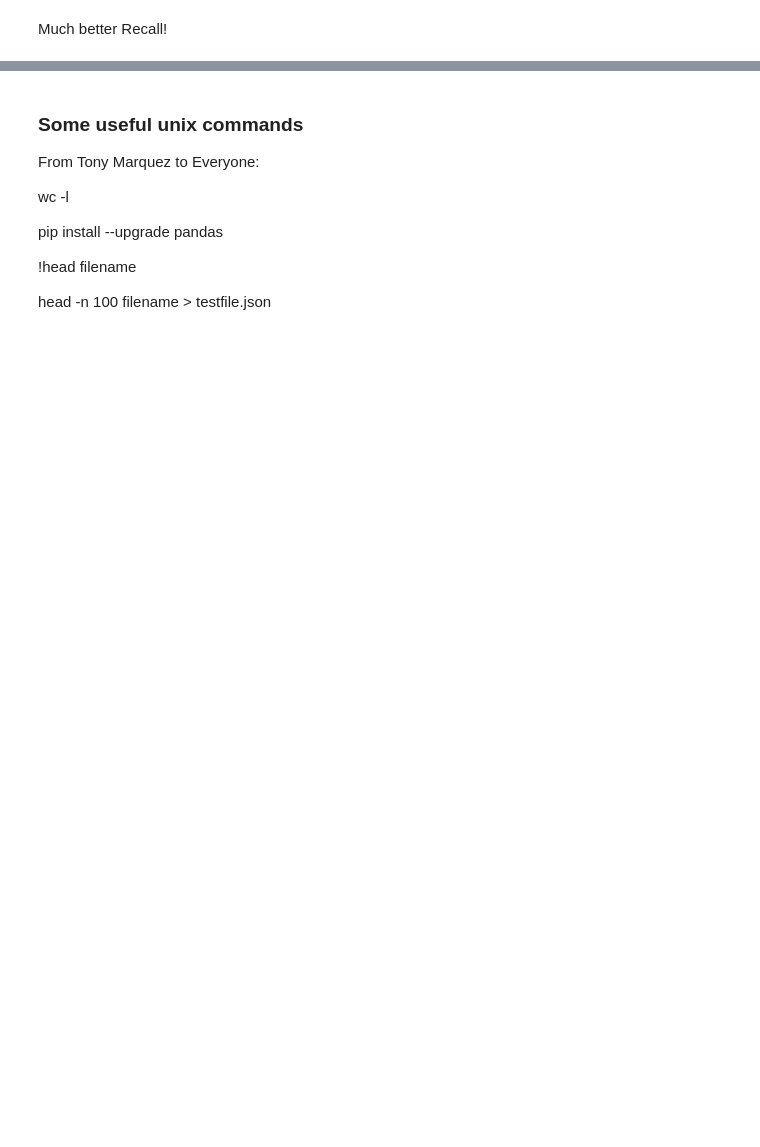
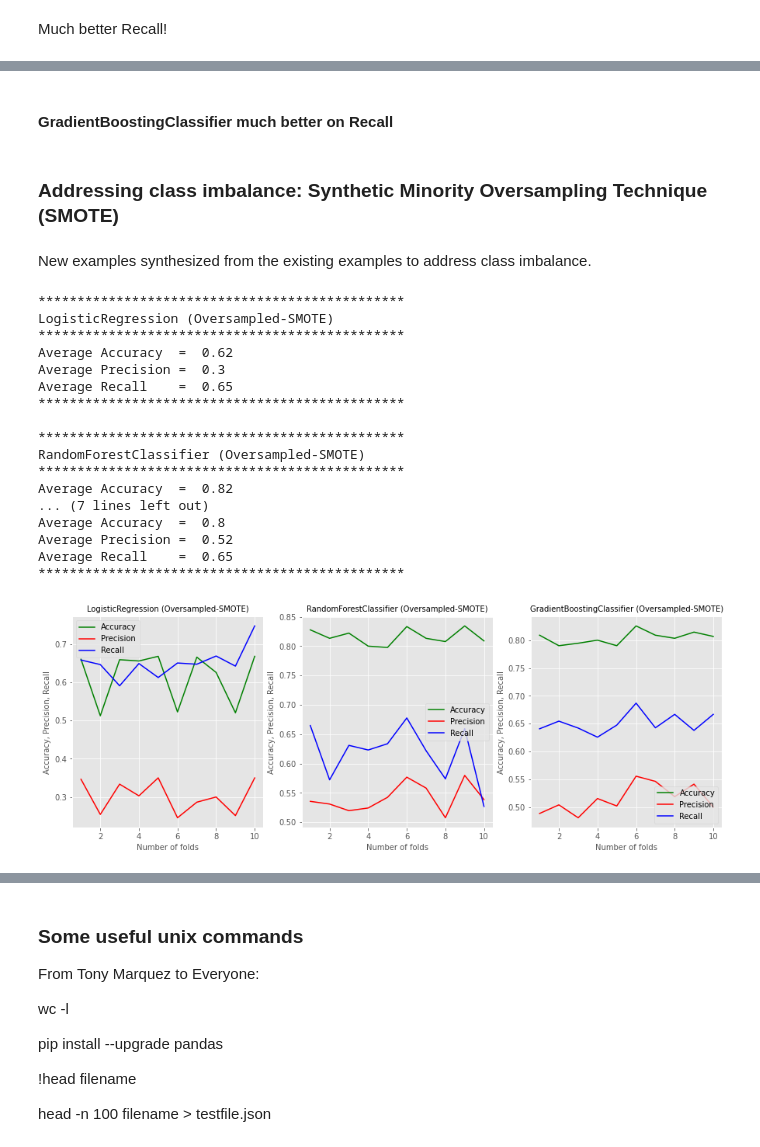
Before and after one commit to ArunMitra/Bank-Customer-Churn-Prediction, a Jupyter notebook: Notebooks/bank_customer_churn_prediction.ipynb, the cells around one changed output, grey strips where cells are left out. Drawn from its saved outputs; the diff is of its cells as text; code cells hidden in the pictures; blank space fills up the shorter version.

```diff
--- a/Notebooks/bank_customer_churn_prediction.ipynb
+++ b/Notebooks/bank_customer_churn_prediction.ipynb
@@ -579,0 +600,33 @@ Very encouraging results from the RandomForestClassifier on both Recall and Accu
+# %% [markdown]
+#### GradientBoostingClassifier much better on Recall
+# %% [markdown]
+###  Addressing class imbalance: Synthetic Minority Oversampling Technique (SMOTE)
+# %% [markdown]
+New examples synthesized from the existing examples to address class imbalance.
+# %%
+# Now that the classes are balanced, run the models
+estimators = [LogisticRegression, RandomForestClassifier, GradientBoostingClassifier]
+results = []
+for estimator in estimators:
+    results.append((run_models(estimator, X_train, y_train, n_splits=10,\
+                               stratified=False, sampling='SMOTE')))
+show_model_scores(estimators, results, n_splits=10, suffix=' (Oversampled-SMOTE)')
+# %% [output]
+***********************************************
+LogisticRegression (Oversampled-SMOTE)
+***********************************************
+Average Accuracy  =  0.62
+Average Precision =  0.3
+Average Recall    =  0.65
+***********************************************
+
+***********************************************
+RandomForestClassifier (Oversampled-SMOTE)
+***********************************************
+Average Accuracy  =  0.82
+... (7 lines left out)
+Average Accuracy  =  0.8
+Average Precision =  0.52
+Average Recall    =  0.65
+***********************************************
+[figure, added]
```
Also changed, not shown: parts of 65 cells of this notebook, 10 other files.
